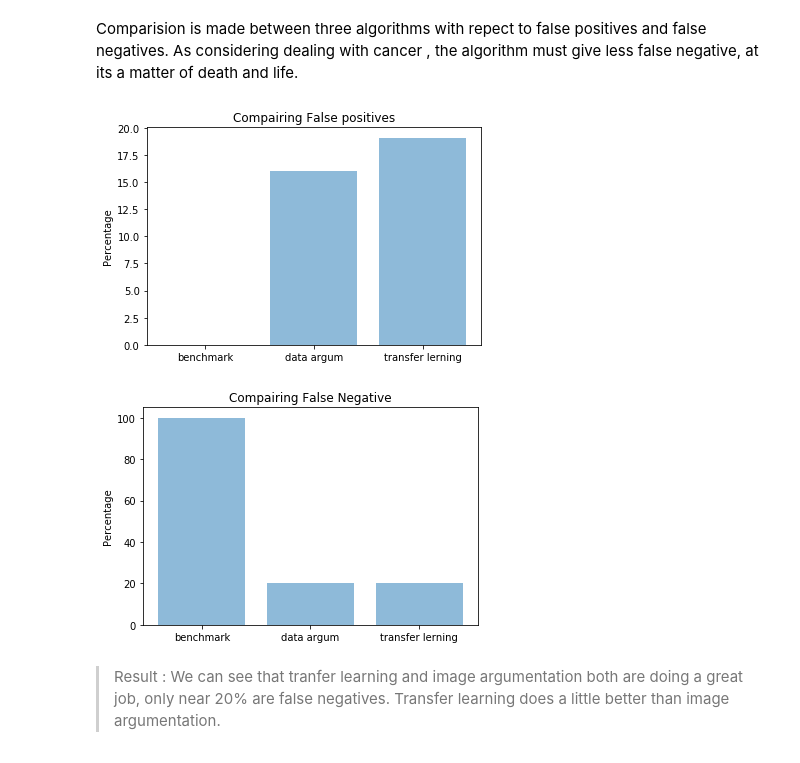
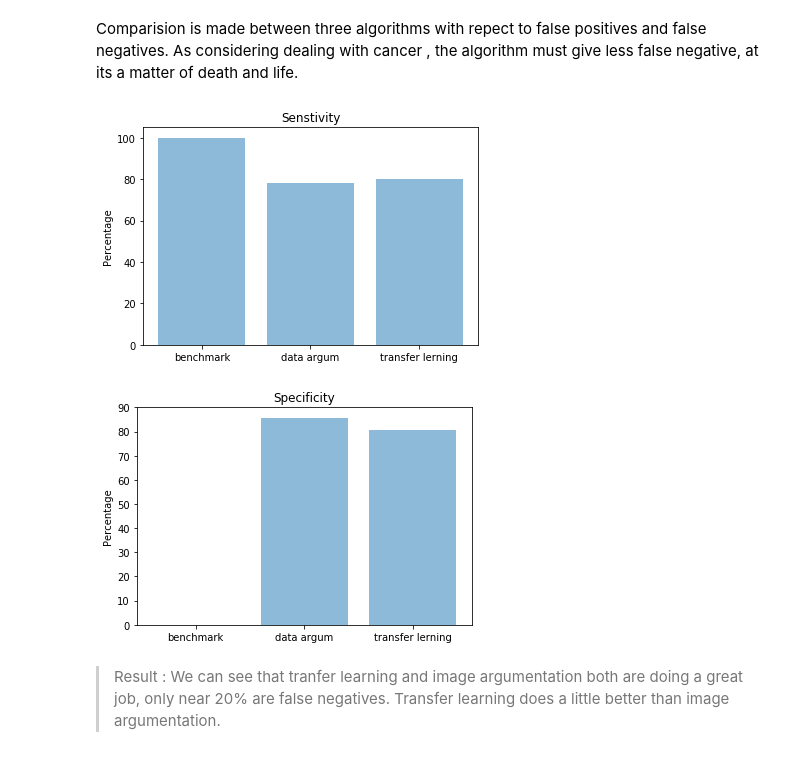
Before and after one commit to animeshseemendra/Breast-Cancer-Detection, a Jupyter notebook: breast_cancer.ipynb, the cells around one changed output. Drawn from its saved outputs; the diff is of its cells as text; code cells hidden in the pictures.

```diff
--- a/breast_cancer.ipynb
+++ b/breast_cancer.ipynb
@@ -672,9 +668,9 @@ tp=0
 for i in range(0,len(Y_test)):
     if(np.argmax(Y_test[i])==1):
         tp+=1
-confusion_bench=cnf_matrix_bench[0][1]/tp *100
-confusion_Arg=cnf_matrix_Arg[0][1]/tp *100
-confusion_transfer=cnf_matrix_transfer[0][1]/tp *100
+confusion_bench=cnf_matrix_bench[1][1]/tp *100
+confusion_Arg=cnf_matrix_Arg[1][1]/tp *100
+confusion_transfer=cnf_matrix_transfer[1][1]/tp *100
 classes=["benchmark","data argum","transfer lerning"]
 objects=["benchmark","data argum","transfer lerning"]
 y_pos = np.arange(len(classes))
@@ -682,31 +678,35 @@ count=[confusion_bench,confusion_Arg,confusion_transfer]
 plt.bar(y_pos, count, align='center', alpha=0.5)
 plt.xticks(y_pos, objects)
 plt.ylabel('Percentage')
-plt.title('Compairing False positives')
+plt.title('Senstivity')
 
 plt.show()
 # %% [output]
-[figure, old version]
+[figure, new version]
 # %%
 tp=0
+tn=0
 for i in range(0,len(Y_test)):
     if(np.argmax(Y_test[i])==1):
         tp+=1
-confusion_bench=cnf_matrix_bench[1][0]/tp *100
-confusion_Arg=cnf_matrix_Arg[1][0]/tp *100
-confusion_transfer=cnf_matrix_transfer[1][0]/tp *100
+for i in range(0,len(Y_test)):
+    if(np.argmax(Y_test[i])==0):
+        tn+=1
+confusion_bench=cnf_matrix_bench[0][0]/tn *100
+confusion_Arg=cnf_matrix_Arg[0][0]/tn *100
+confusion_transfer=cnf_matrix_transfer[0][0]/tn *100
 classes=["benchmark","data argum","transfer lerning"]
 objects=["benchmark","data argum","transfer lerning"]
 y_pos = np.arange(len(classes))
 count=[confusion_bench,confusion_Arg,confusion_transfer]
 plt.bar(y_pos, count, align='center', alpha=0.5)
 plt.xticks(y_pos, objects)
 plt.ylabel('Percentage')
-plt.title('Compairing False Negative')
+plt.title('Specificity')
 
 plt.show()
 # %% [output]
-[figure, old version]
+[figure, new version]
 # %% [markdown]
 > Result : We can see that tranfer learning and image argumentation both are doing a great job, only near 20% are false negatives. Transfer learning does a little better than image argumentation.
 # %% [markdown]
```
Also changed, not shown: parts of 19 cells of this notebook.
